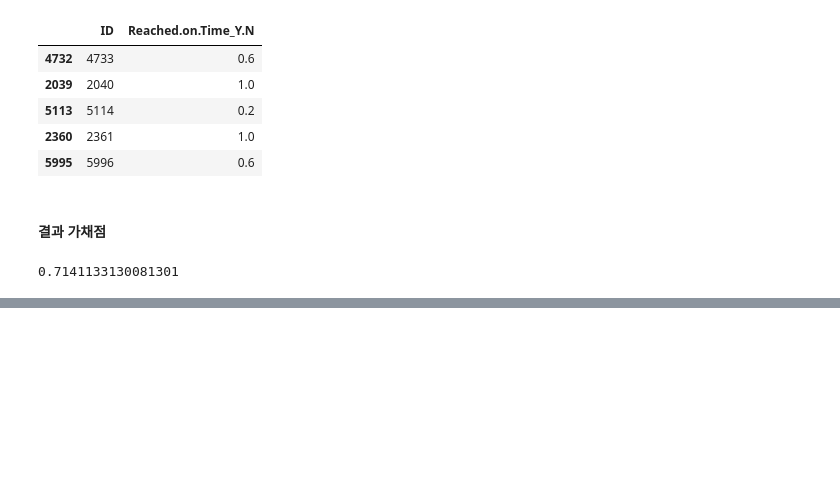
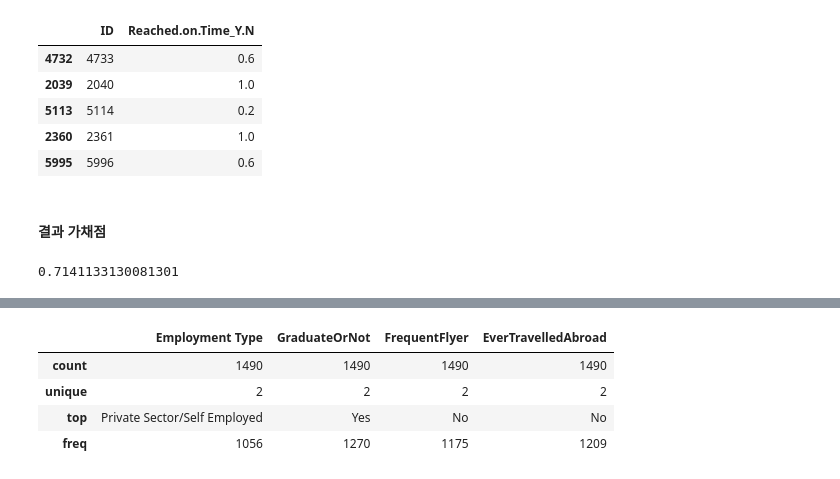
Before and after one commit to zudata/BEAKJOON, a Jupyter notebook: study/Big Data Certification study.ipynb, the cells around one changed output, grey strips where cells are left out. Cells and saved outputs as stored; diff of their text form; code cells hidden in the pictures; blank space fills up the shorter version.

```diff
--- a/study/Big Data Certification study.ipynb
+++ b/study/Big Data Certification study.ipynb
@@ -3452,0 +3507,9 @@ roc_auc_score(y_test['Reached.on.Time_Y.N'], pred[:,1])
+# %%
+# 카테고리 수 확인 (train과 test 다를 경우)
+train.describe(include="object")
+# %% [output]
+|  | Employment Type | GraduateOrNot | FrequentFlyer | EverTravelledAbroad |
+| count | 1490 | 1490 | 1490 | 1490 |
+| unique | 2 | 2 | 2 | 2 |
+| top | Private Sector/Self Employed | Yes | No | No |
+| freq | 1056 | 1270 | 1175 | 1209 |
```
Also changed, not shown: parts of 17 cells of this notebook.
